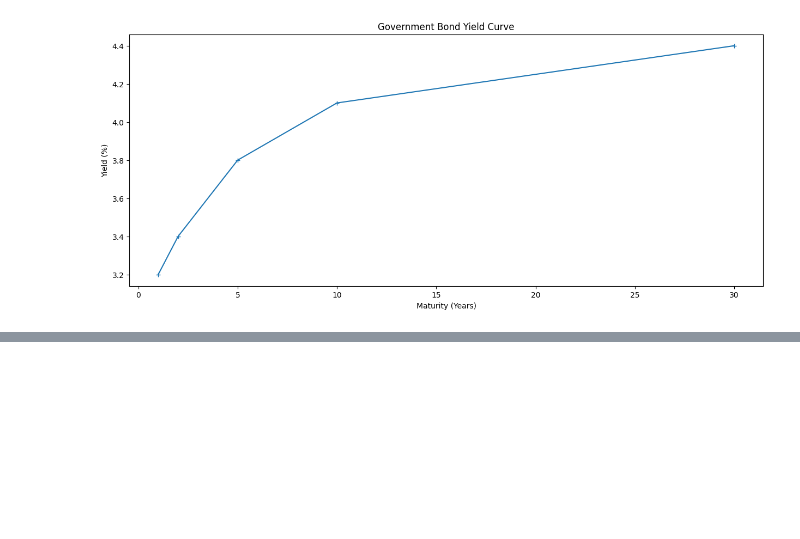
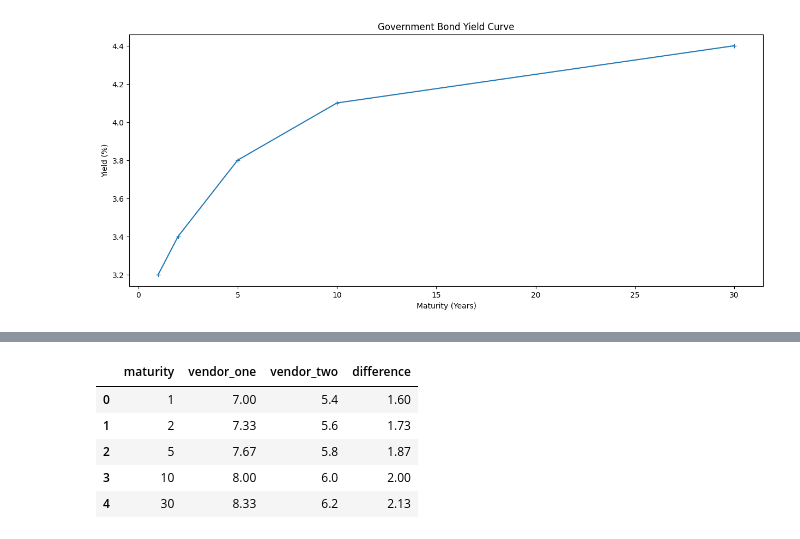
Before and after one commit to larrysman/Financial-Market-and-Yield-Curve-Analytics-System, a Jupyter notebook: notebook/experimentation.ipynb, the cells around one changed output, grey strips where cells are left out. Drawn from its saved outputs; the diff is of its cells as text; code cells hidden in the pictures; blank space fills up the shorter version.

```diff
--- a/notebook/experimentation.ipynb
+++ b/notebook/experimentation.ipynb
@@ -96,0 +129,5 @@ plt.show()
+# %%
+vendor_one = [round(float(i)/3,2) for i in range(21, 26)]
+print(vendor_one)
+vendor_two = [round(float(i)/5,2) for i in range(27, 32)]
+print(vendor_two)
@@ -96,0 +137,10 @@ plt.show()
+# %%
+comparison = pd.DataFrame(
+    {
+        "maturity": [1, 2, 5, 10, 30],
+        "vendor_one": vendor_one,
+        "vendor_two": vendor_two
+    }
+)
+
+comparison
@@ -96,0 +154,12 @@ plt.show()
+# %%
+comparison["difference"] = (
+    comparison["vendor_one"] - comparison["vendor_two"]
+).abs()
+comparison
+# %% [output]
+|  | maturity | vendor_one | vendor_two | difference |
+| 0 | 1 | 7.00 | 5.4 | 1.60 |
+| 1 | 2 | 7.33 | 5.6 | 1.73 |
+| 2 | 5 | 7.67 | 5.8 | 1.87 |
+| 3 | 10 | 8.00 | 6.0 | 2.00 |
+| 4 | 30 | 8.33 | 6.2 | 2.13 |
```
Also changed, not shown: parts of 7 cells of this notebook.
